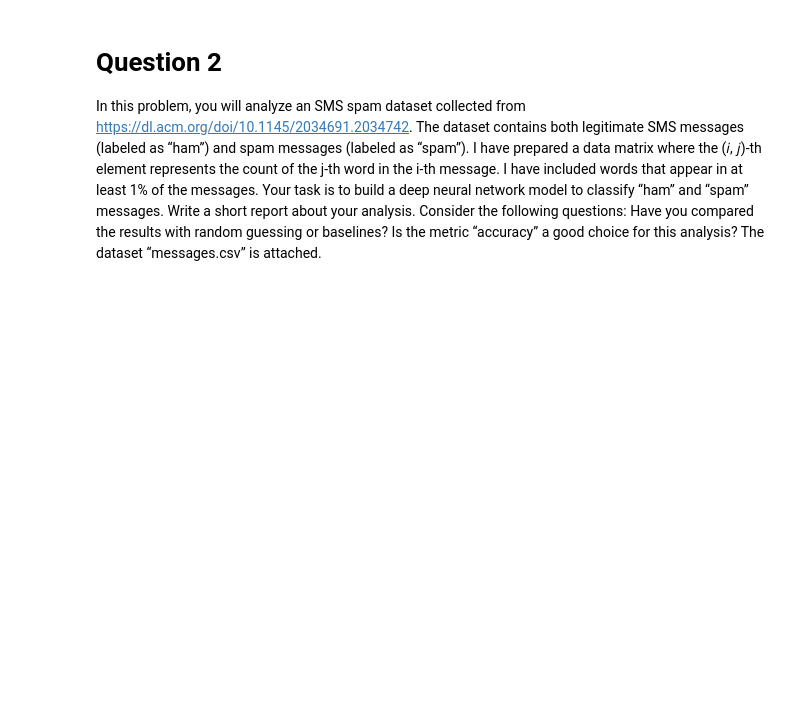
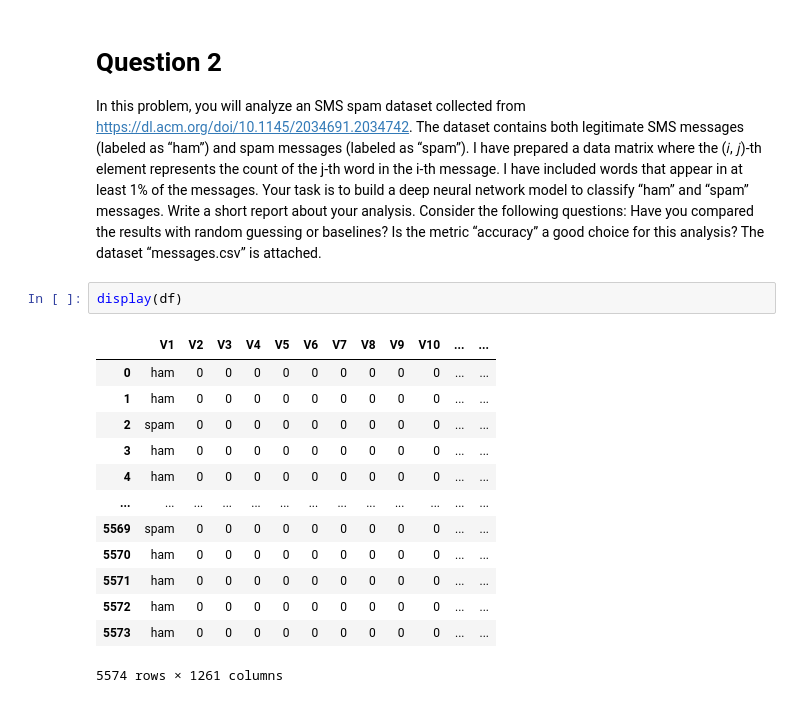
Before and after one commit to mattstoebe/CSU_MAS, a Jupyter notebook: Q4/578_MachineLearning/HW2.ipynb, the cells around one changed output. Saved outputs shown, nothing was run; the diff lists cells and outputs as text; blank space fills up the shorter version.

```diff
--- a/Q4/578_MachineLearning/HW2.ipynb
+++ b/Q4/578_MachineLearning/HW2.ipynb
@@ -61,3 +61,19 @@ neural network model to classify “ham” and “spam” messages. Write a shor
 analysis. Consider the following questions: Have you compared the results with random
 guessing or baselines? Is the metric “accuracy” a good choice for this analysis? The dataset
 “messages.csv” is attached.
+# %%
+display(df)
+# %% [output]
+|  | V1 | V2 | V3 | V4 | V5 | V6 | V7 | V8 | V9 | V10 | ... | ... |
+| 0 | ham | 0 | 0 | 0 | 0 | 0 | 0 | 0 | 0 | 0 | ... | ... |
+| 1 | ham | 0 | 0 | 0 | 0 | 0 | 0 | 0 | 0 | 0 | ... | ... |
+| 2 | spam | 0 | 0 | 0 | 0 | 0 | 0 | 0 | 0 | 0 | ... | ... |
+| 3 | ham | 0 | 0 | 0 | 0 | 0 | 0 | 0 | 0 | 0 | ... | ... |
+| 4 | ham | 0 | 0 | 0 | 0 | 0 | 0 | 0 | 0 | 0 | ... | ... |
+| ... | ... | ... | ... | ... | ... | ... | ... | ... | ... | ... | ... | ... |
+| 5569 | spam | 0 | 0 | 0 | 0 | 0 | 0 | 0 | 0 | 0 | ... | ... |
+| 5570 | ham | 0 | 0 | 0 | 0 | 0 | 0 | 0 | 0 | 0 | ... | ... |
+| 5571 | ham | 0 | 0 | 0 | 0 | 0 | 0 | 0 | 0 | 0 | ... | ... |
+| 5572 | ham | 0 | 0 | 0 | 0 | 0 | 0 | 0 | 0 | 0 | ... | ... |
+| 5573 | ham | 0 | 0 | 0 | 0 | 0 | 0 | 0 | 0 | 0 | ... | ... |
+5574 rows × 1261 columns
```
Also changed, not shown: parts of 4 cells of this notebook, 1 other file.
